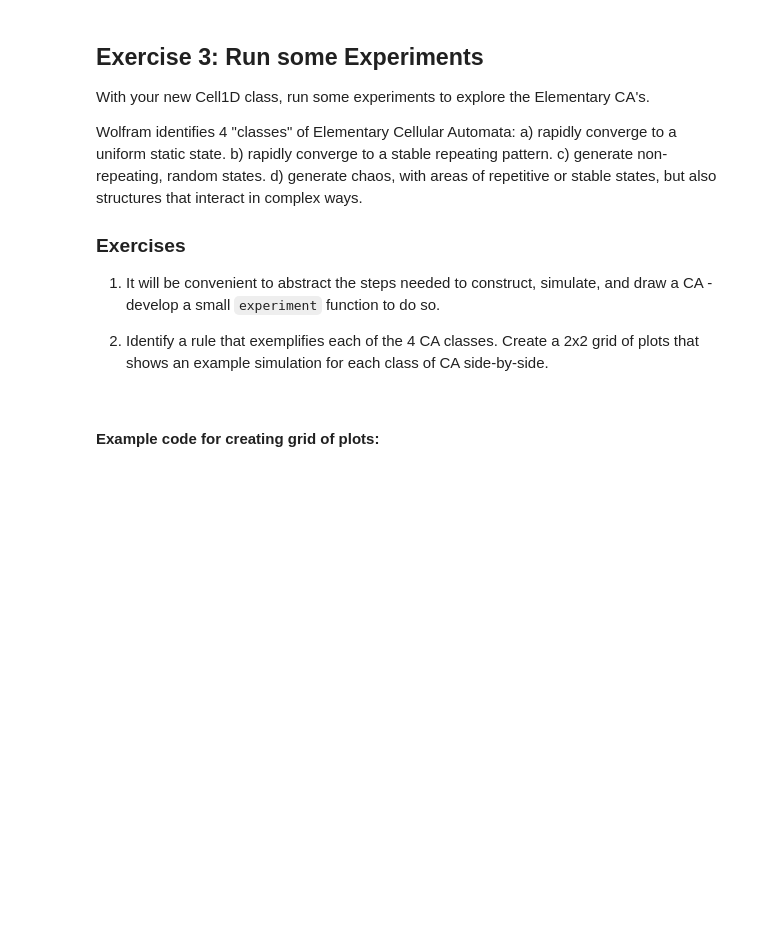
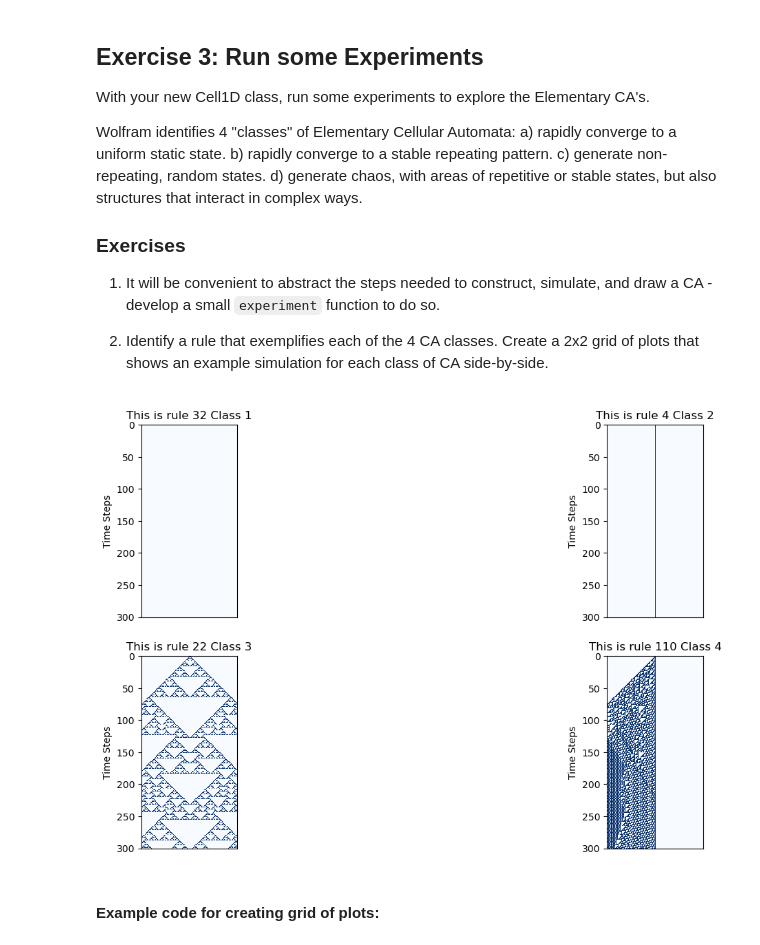
Before and after one commit to CounterCookie/cap-comp215, a Jupyter notebook: labs/lab05.ipynb, the cells around one changed output. Cells and saved outputs as stored; diff of their text form; code cells hidden in the pictures; blank space fills up the shorter version.

```diff
--- a/labs/lab05.ipynb
+++ b/labs/lab05.ipynb
@@ -179,2 +205,16 @@ Wolfram identifies 4 "classes" of Elementary Cellular Automata:
+# %%
+# Solution for Ex. 3 here...
+def experiment(rule, title):
+    ca = Cell1D(150, rule)
+    ca.simulate(300)
+    ca.step(auto=1)
+    ca.draw(title)
+
+plt.subplots(figsize=(16, 8))   # total figure size for subplots is 16 x 8 inches
+for rule, i in [(32, 1), (4, 2), (22, 3), (110, 4)]:
+    plt.subplot(2, 2, i)         # draw next plot in "cell i" of a 2 x 2 grid
+    experiment(rule, title=f'This is rule {rule} Class {i}')
+# %% [output]
+[figure, added]
 # %% [markdown]
 #### Example code for creating grid of plots:
```
Also changed, not shown: parts of 11 cells of this notebook.
